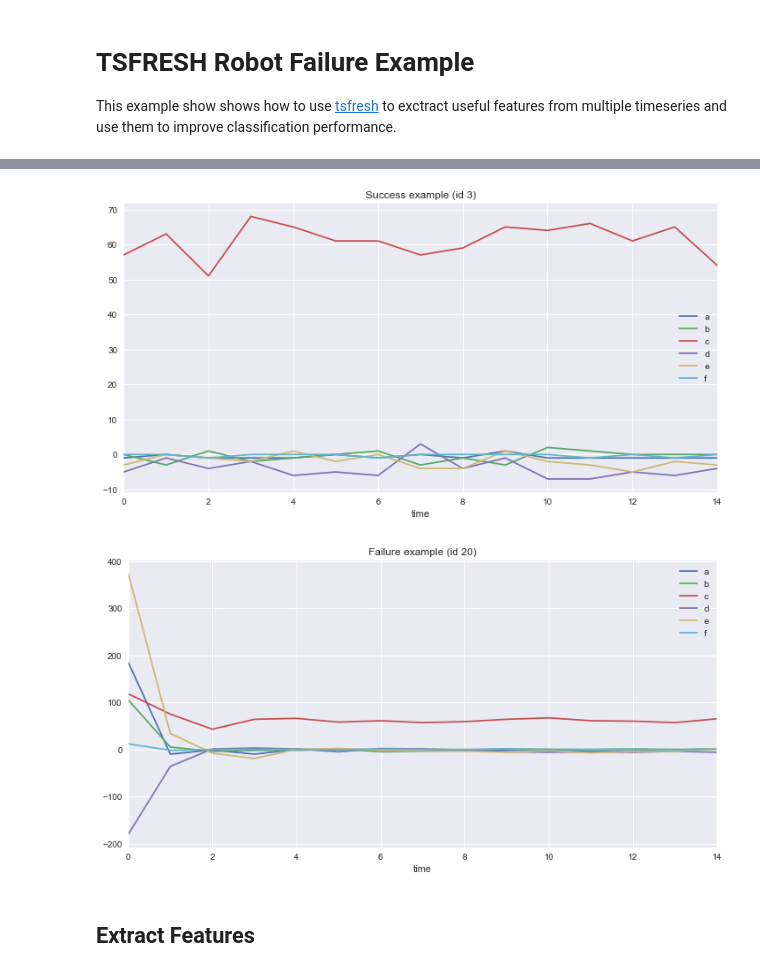
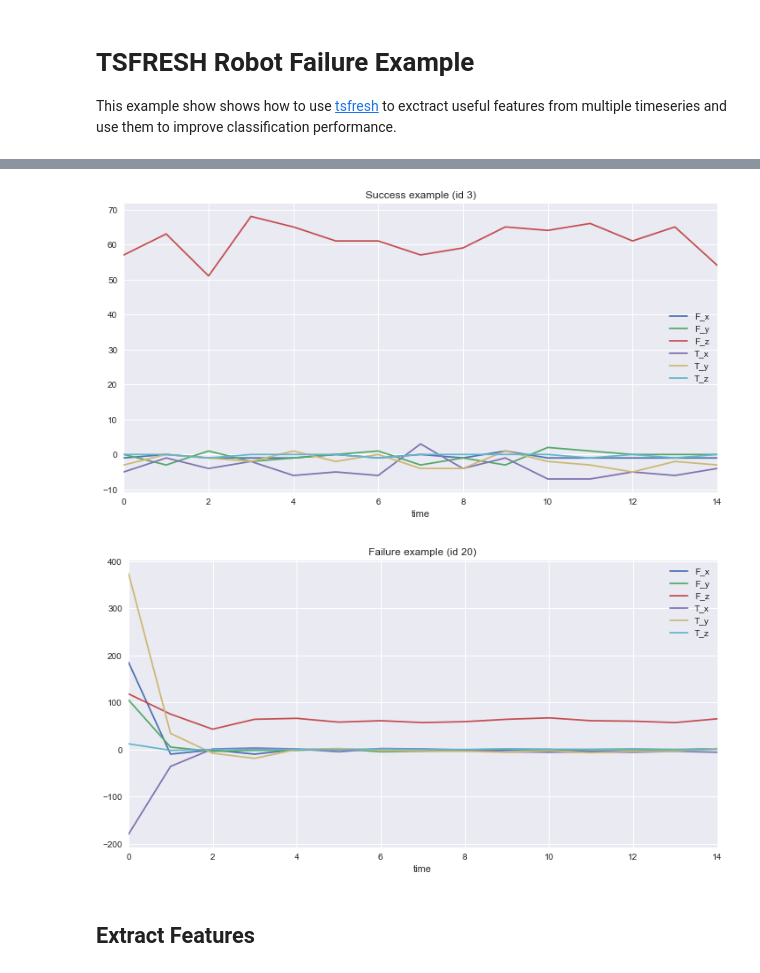
Before and after one commit to blue-yonder/tsfresh, a Jupyter notebook: notebooks/robot_failure_example.ipynb, the cells around one changed output, grey strips where cells are left out. Saved outputs shown, nothing was run; the diff lists cells and outputs as text; code cells hidden in the pictures.

```diff
--- a/notebooks/robot_failure_example.ipynb
+++ b/notebooks/robot_failure_example.ipynb
@@ -27,11 +33,11 @@ df.head()
 | 3 | 1 | 3 | -1 | -1 | 63 | -2 | -1 | 0 |
 | 4 | 1 | 4 | -1 | -1 | 63 | -3 | -1 | 0 |
 # %%
-df[df.id == 3][['time', 'a', 'b', 'c', 'd', 'e', 'f']].plot(x='time', title='Success example (id 3)', figsize=(12, 6));
-df[df.id == 20][['time', 'a', 'b', 'c', 'd', 'e', 'f']].plot(x='time', title='Failure example (id 20)', figsize=(12, 6));
+df[df.id == 3][['time', 'F_x', 'F_y', 'F_z', 'T_x', 'T_y', 'T_z']].plot(x='time', title='Success example (id 3)', figsize=(12, 6));
+df[df.id == 20][['time', 'F_x', 'F_y', 'F_z', 'T_x', 'T_y', 'T_z']].plot(x='time', title='Failure example (id 20)', figsize=(12, 6));
 # %% [output]
-[figure, old version]
+[figure, new version]
-[figure, old version]
+[figure, new version]
 # %% [markdown]
 ## Extract Features
 # %%
```
Also changed, not shown: parts of 16 cells of this notebook, 4 other files.
